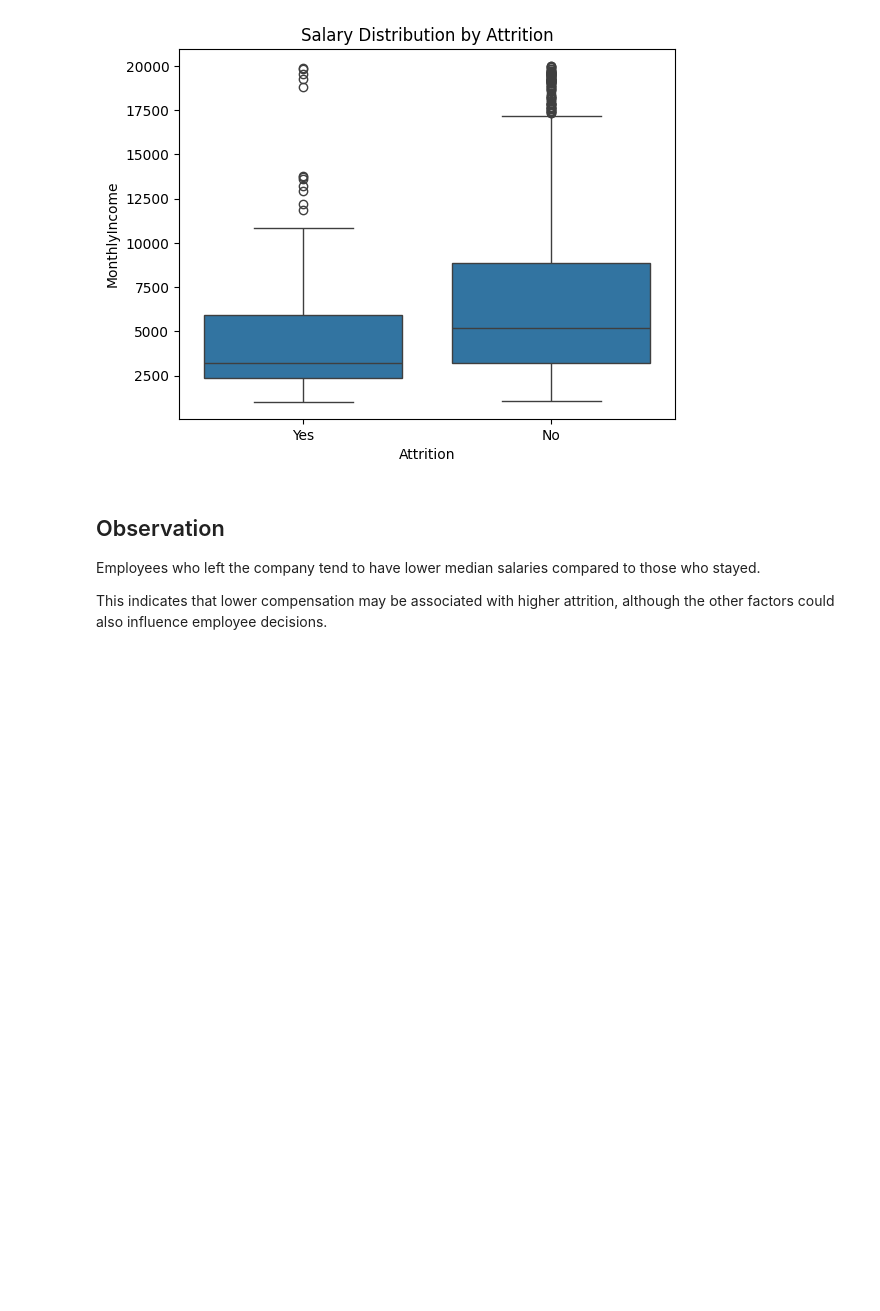
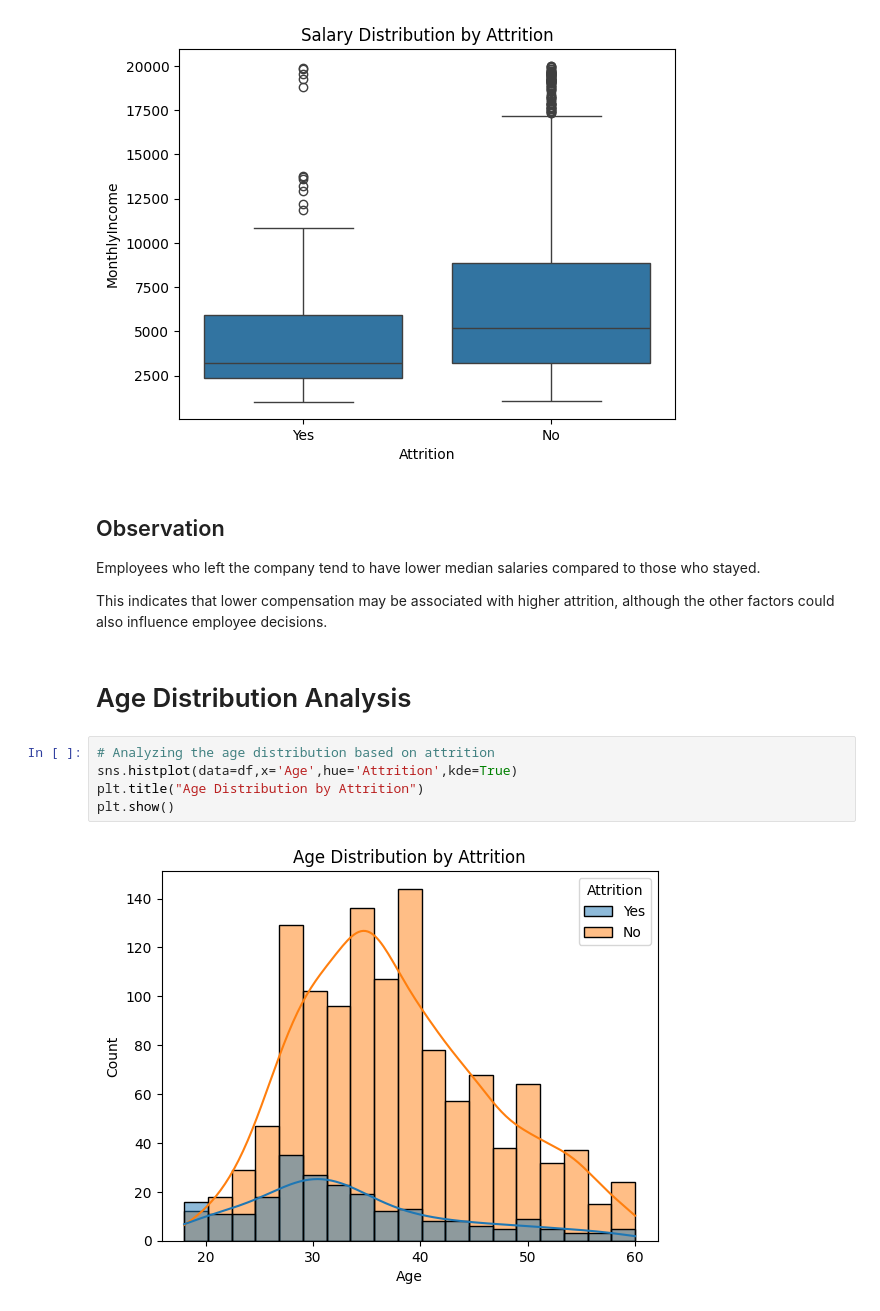
Before and after one commit to maneesh-sarikar/data-analytics-portfolio, a Jupyter notebook: hr-attrition-analysis/notebooks/attrition_analysis.ipynb, the cells around one changed output. Cells and saved outputs as stored; diff of their text form; blank space fills up the shorter version.

Commit message:
Added age analysis and summarized key insights from exploratory data analysis

```diff
--- a/hr-attrition-analysis/notebooks/attrition_analysis.ipynb
+++ b/hr-attrition-analysis/notebooks/attrition_analysis.ipynb
@@ -187,3 +187,12 @@ plt.show()
 Employees who left the company tend to have lower median salaries compared to those who stayed.
 
 This indicates that lower compensation may be associated with higher attrition, although the other factors could also influence employee decisions.
+# %% [markdown]
+# Age Distribution Analysis
+# %%
+# Analyzing the age distribution based on attrition
+sns.histplot(data=df,x='Age',hue='Attrition',kde=True)
+plt.title("Age Distribution by Attrition")
+plt.show()
+# %% [output]
+[figure, added]
```
Also changed, not shown: parts of 1 cell of this notebook.
